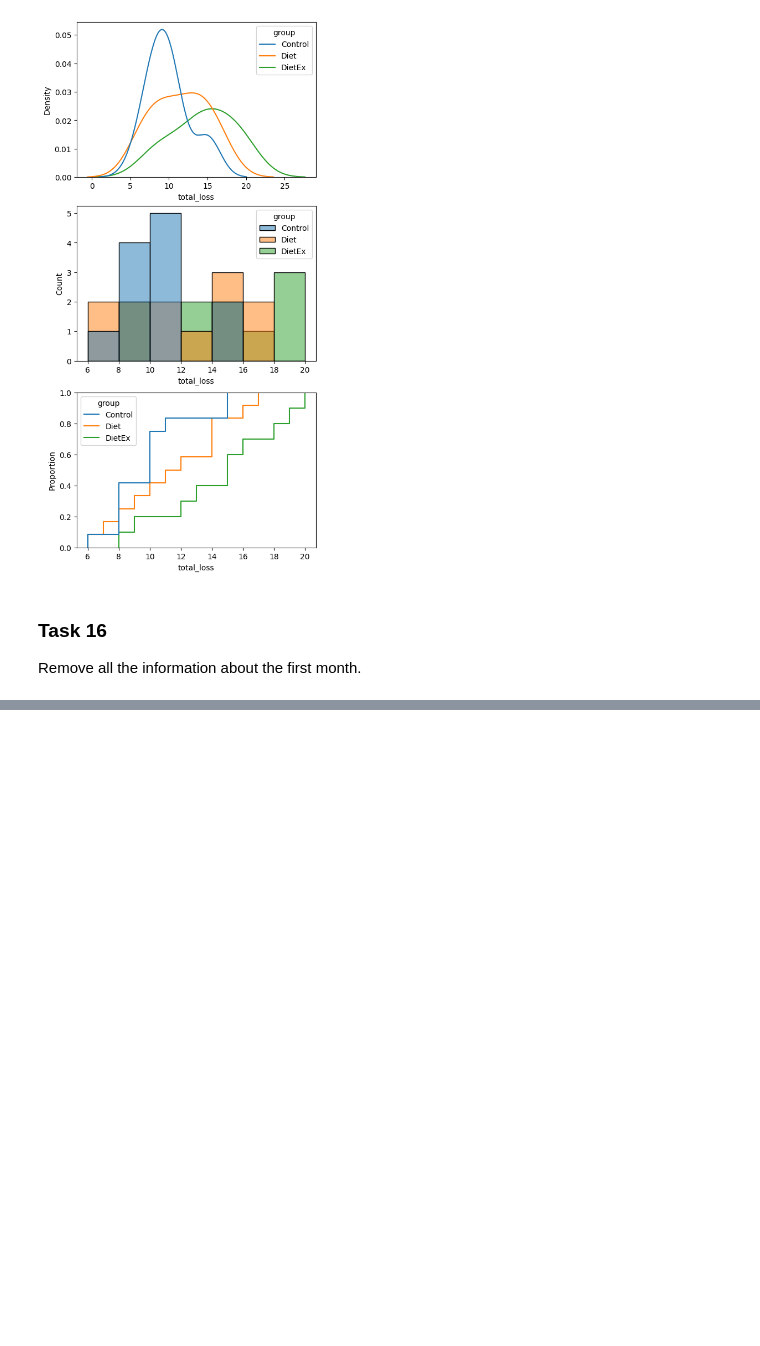
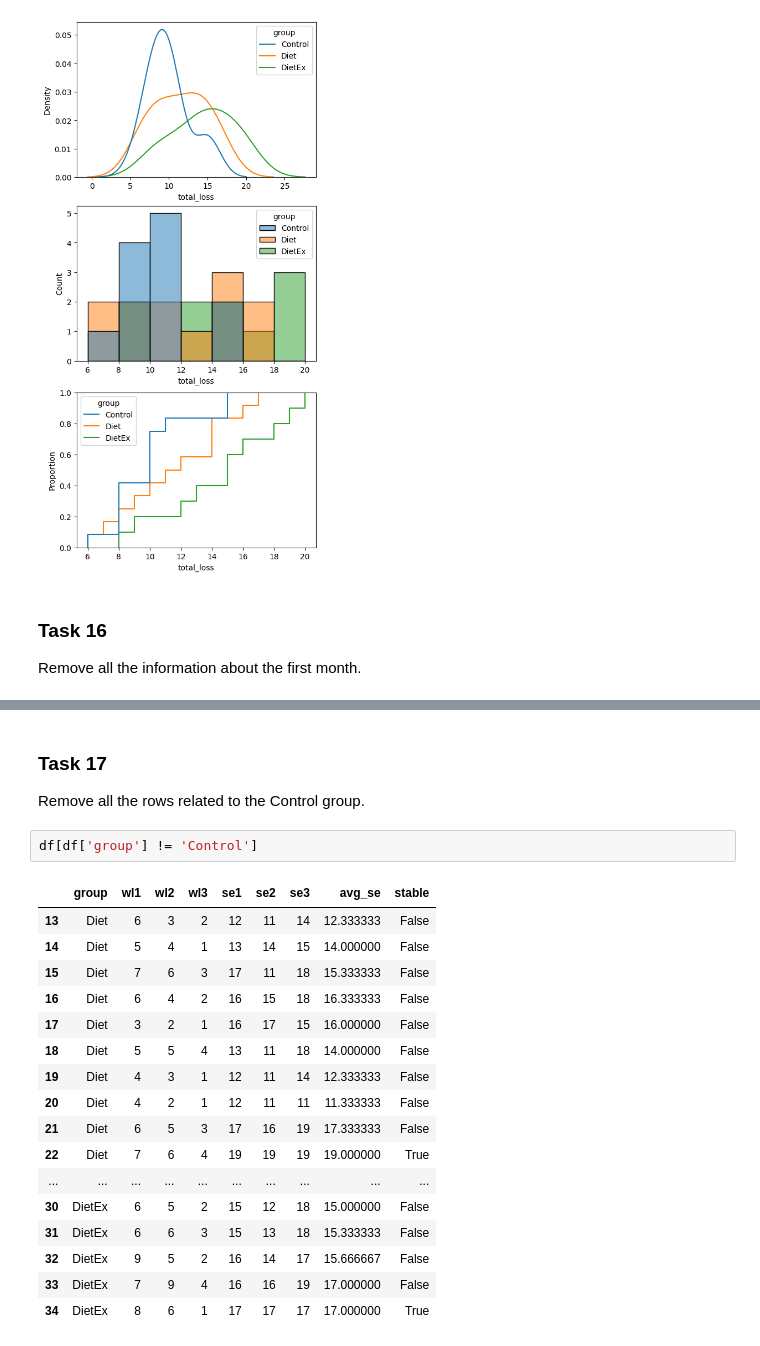
Before and after one commit to Yolonek/BigDataAlgorithms, a Jupyter notebook: List0/List0_Solved.ipynb, the cells around one changed output, grey strips where cells are left out. Cells and saved outputs as stored; diff of their text form; blank space fills up the shorter version.

```diff
--- a/List0/List0_Solved.ipynb
+++ b/List0/List0_Solved.ipynb
@@ -395,0 +416,23 @@ Remove all the information about the first month.
+# %% [markdown]
+### Task 17
+ Remove all the rows related to the Control group.
+# %%
+df[df['group'] != 'Control']
+# %% [output]
+|  | group | wl1 | wl2 | wl3 | se1 | se2 | se3 | avg_se | stable |
+| 13 | Diet | 6 | 3 | 2 | 12 | 11 | 14 | 12.333333 | False |
+| 14 | Diet | 5 | 4 | 1 | 13 | 14 | 15 | 14.000000 | False |
+| 15 | Diet | 7 | 6 | 3 | 17 | 11 | 18 | 15.333333 | False |
+| 16 | Diet | 6 | 4 | 2 | 16 | 15 | 18 | 16.333333 | False |
+| 17 | Diet | 3 | 2 | 1 | 16 | 17 | 15 | 16.000000 | False |
+| 18 | Diet | 5 | 5 | 4 | 13 | 11 | 18 | 14.000000 | False |
+| 19 | Diet | 4 | 3 | 1 | 12 | 11 | 14 | 12.333333 | False |
+| 20 | Diet | 4 | 2 | 1 | 12 | 11 | 11 | 11.333333 | False |
+| 21 | Diet | 6 | 5 | 3 | 17 | 16 | 19 | 17.333333 | False |
+| 22 | Diet | 7 | 6 | 4 | 19 | 19 | 19 | 19.000000 | True |
+| ... | ... | ... | ... | ... | ... | ... | ... | ... | ... |
+| 30 | DietEx | 6 | 5 | 2 | 15 | 12 | 18 | 15.000000 | False |
+| 31 | DietEx | 6 | 6 | 3 | 15 | 13 | 18 | 15.333333 | False |
+| 32 | DietEx | 9 | 5 | 2 | 16 | 14 | 17 | 15.666667 | False |
+| 33 | DietEx | 7 | 9 | 4 | 16 | 16 | 19 | 17.000000 | False |
+| 34 | DietEx | 8 | 6 | 1 | 17 | 17 | 17 | 17.000000 | True |
```
Also changed, not shown: parts of 4 cells of this notebook.
